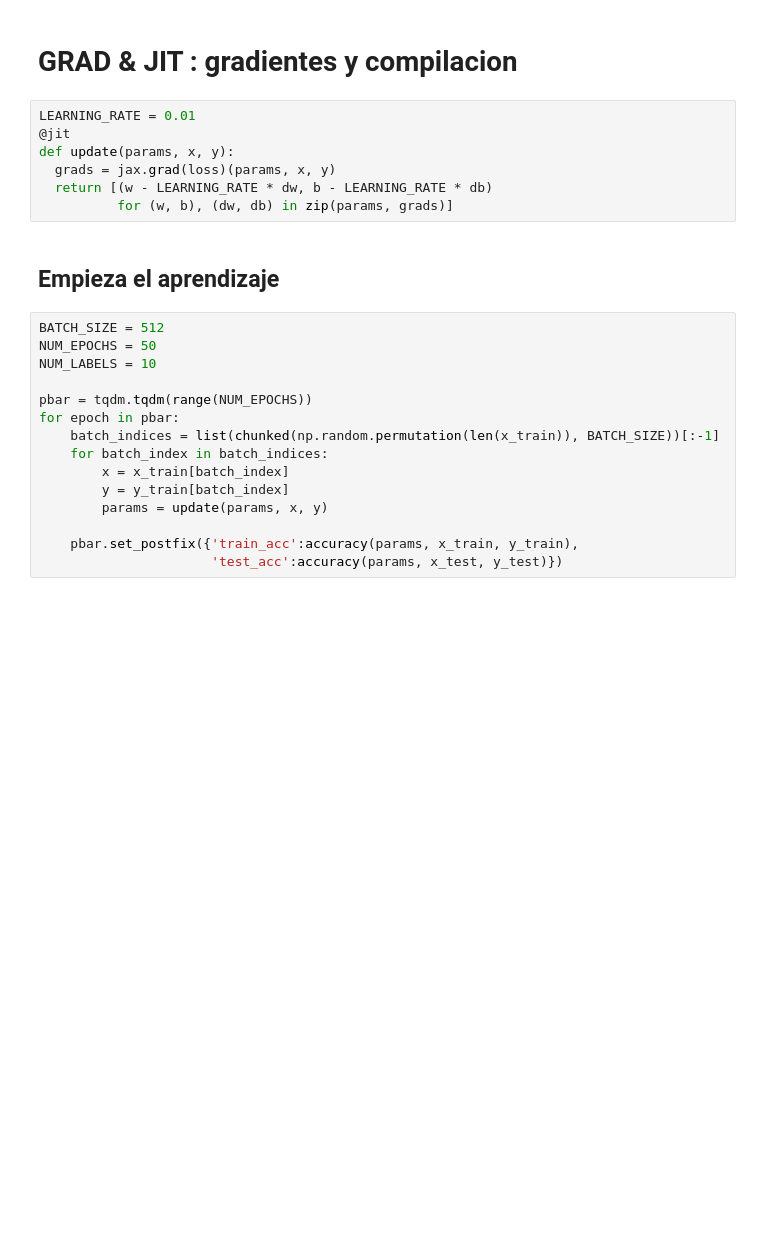
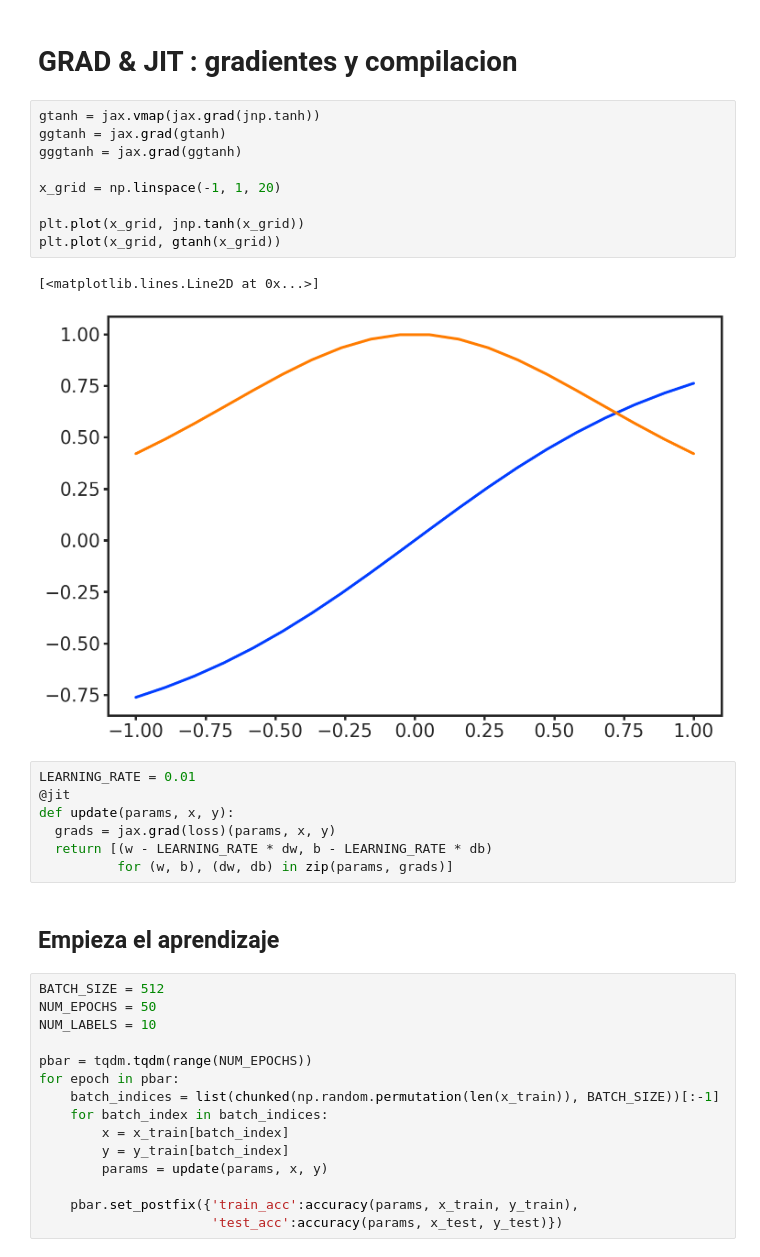
Before and after one commit to beangoben/intro_dl, a Jupyter notebook: MNIST_LR_MLP_CNN.ipynb, the cells around one changed output. Drawn from its saved outputs; the diff is of its cells as text; blank space fills up the shorter version.

```diff
--- a/MNIST_LR_MLP_CNN.ipynb
+++ b/MNIST_LR_MLP_CNN.ipynb
@@ -230,5 +317,17 @@ accuracy(params, x_train, y_train), loss(params, x_train, y_train)
 # %% [markdown]
 # GRAD & JIT : gradientes y compilacion
+# %%
+gtanh = jax.vmap(jax.grad(jnp.tanh))
+ggtanh = jax.grad(gtanh)
+gggtanh = jax.grad(ggtanh)
+
+x_grid = np.linspace(-1, 1, 20)
+
+plt.plot(x_grid, jnp.tanh(x_grid))
+plt.plot(x_grid, gtanh(x_grid))
+# %% [output]
+[<matplotlib.lines.Line2D at 0x...>]
+[figure, added]
 # %%
 LEARNING_RATE = 0.01
 @jit
```
Also changed, not shown: parts of 27 cells of this notebook.
